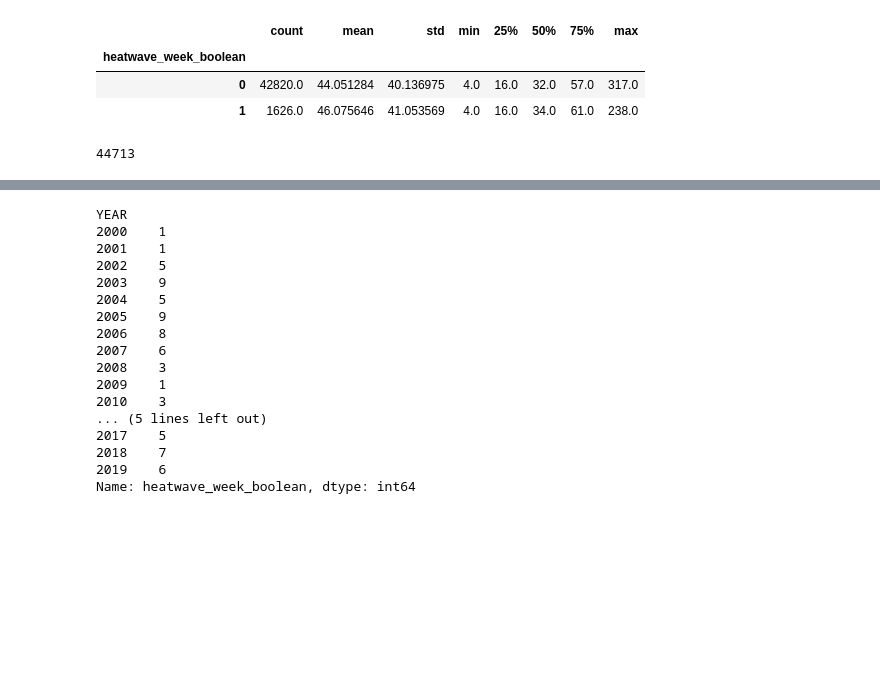
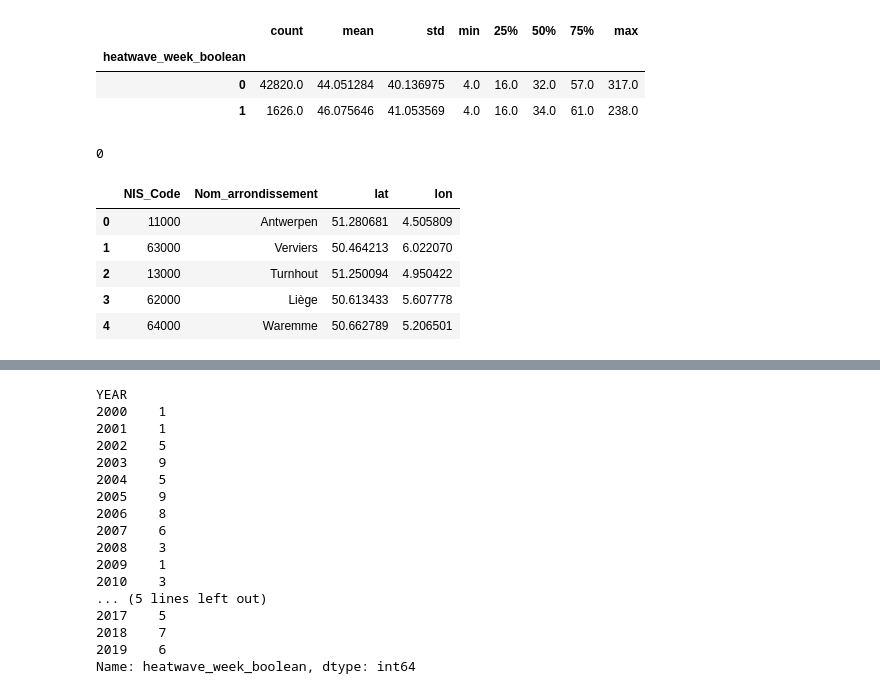
Before and after one commit to mariobecerra/mda_project, a Jupyter notebook: code/EDA.ipynb, the cells around one changed output, grey strips where cells are left out. Saved outputs shown, nothing was run; the diff lists cells and outputs as text; code cells hidden in the pictures; blank space fills up the shorter version.

```diff
--- a/code/EDA.ipynb
+++ b/code/EDA.ipynb
@@ -89,6 +89,18 @@ data.groupby('heatwave_week_boolean')['N_MASK'].describe()
 | 0 | 42820.0 | 44.051284 | 40.136975 | 4.0 | 16.0 | 32.0 | 57.0 | 317.0 |
 | 1 | 1626.0 | 46.075646 | 41.053569 | 4.0 | 16.0 | 34.0 | 61.0 | 238.0 |
 # %%
-data.ARRON.isnull().count()
+data.ARRON.isnull().sum()
 # %% [output]
-44713
+0
+# %%
+# k-means discritizing arrondismants using coordinates to extract regions
+arrondissements_url = 'https://raw.githubusercontent.com/mariobecerra/mda_project/main/data/arrondissements_coords.csv'
+arron = pd.read_csv(arrondissements_url)
+arron.head()
+# %% [output]
+|  | NIS_Code | Nom_arrondissement | lat | lon |
+| 0 | 11000 | Antwerpen | 51.280681 | 4.505809 |
+| 1 | 63000 | Verviers | 50.464213 | 6.022070 |
+| 2 | 13000 | Turnhout | 51.250094 | 4.950422 |
+| 3 | 62000 | Liège | 50.613433 | 5.607778 |
+| 4 | 64000 | Waremme | 50.662789 | 5.206501 |
```
Also changed, not shown: parts of 6 cells of this notebook, 1 other file.
